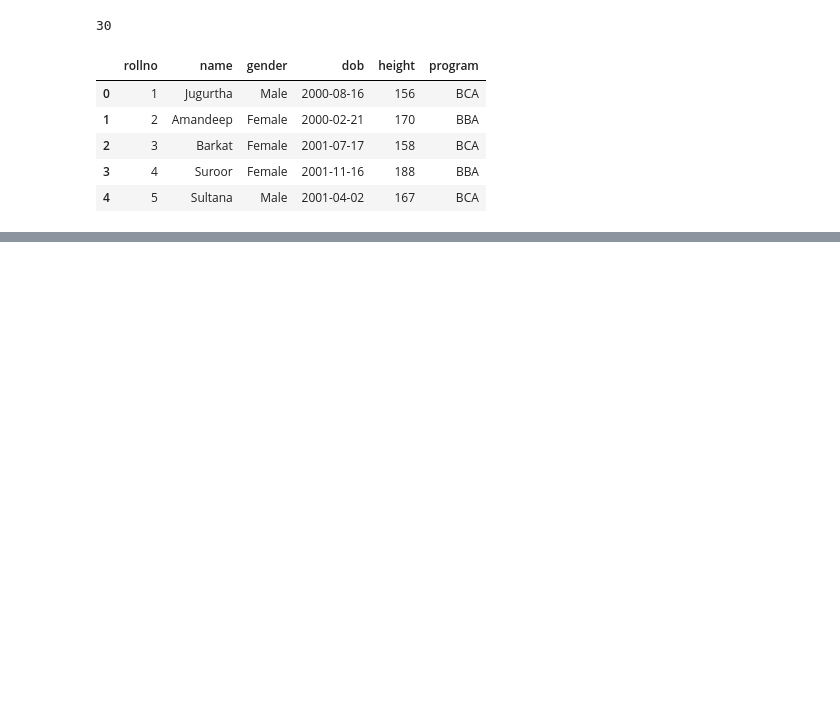
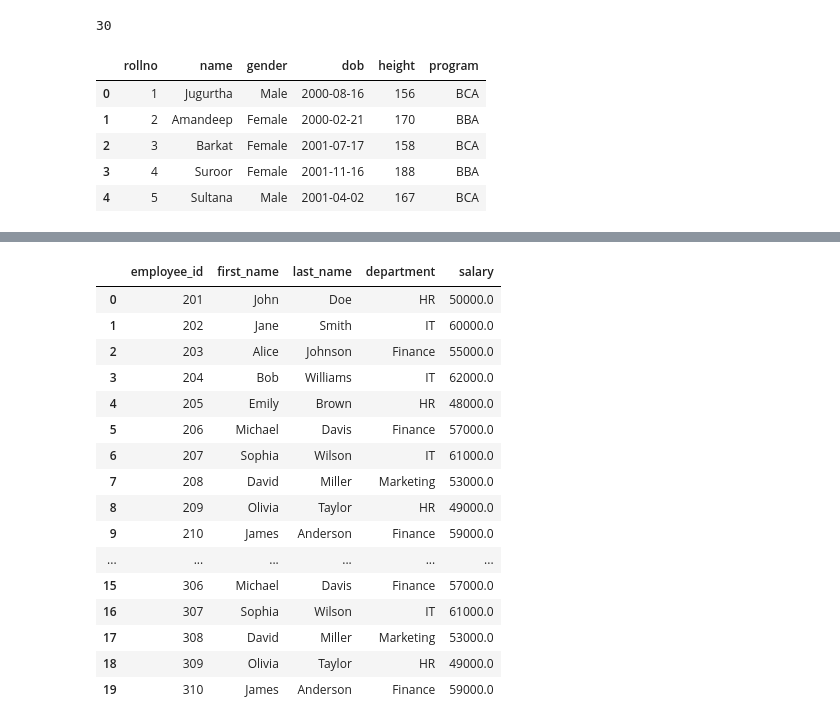
Before and after one commit to HumaArslan/piit, a Jupyter notebook: sql/MySql - Import and Export.ipynb, the cells around one changed output, grey strips where cells are left out. Cells and saved outputs as stored; diff of their text form; code cells hidden in the pictures; blank space fills up the shorter version.

```diff
--- a/sql/MySql - Import and Export.ipynb
+++ b/sql/MySql - Import and Export.ipynb
@@ -67,0 +189,22 @@ df2.to_csv('E:/analytics/data/students3.csv')
+# %%
+df6['employee_id'] = df6['employee_id']+200
+# %%
+df6
+# %% [output]
+|  | employee_id | first_name | last_name | department | salary |
+| 0 | 201 | John | Doe | HR | 50000.0 |
+| 1 | 202 | Jane | Smith | IT | 60000.0 |
+| 2 | 203 | Alice | Johnson | Finance | 55000.0 |
+| 3 | 204 | Bob | Williams | IT | 62000.0 |
+| 4 | 205 | Emily | Brown | HR | 48000.0 |
+| 5 | 206 | Michael | Davis | Finance | 57000.0 |
+| 6 | 207 | Sophia | Wilson | IT | 61000.0 |
+| 7 | 208 | David | Miller | Marketing | 53000.0 |
+| 8 | 209 | Olivia | Taylor | HR | 49000.0 |
+| 9 | 210 | James | Anderson | Finance | 59000.0 |
+| ... | ... | ... | ... | ... | ... |
+| 15 | 306 | Michael | Davis | Finance | 57000.0 |
+| 16 | 307 | Sophia | Wilson | IT | 61000.0 |
+| 17 | 308 | David | Miller | Marketing | 53000.0 |
+| 18 | 309 | Olivia | Taylor | HR | 49000.0 |
+| 19 | 310 | James | Anderson | Finance | 59000.0 |
```
Also changed, not shown: parts of 20 cells of this notebook, 2 other files.
